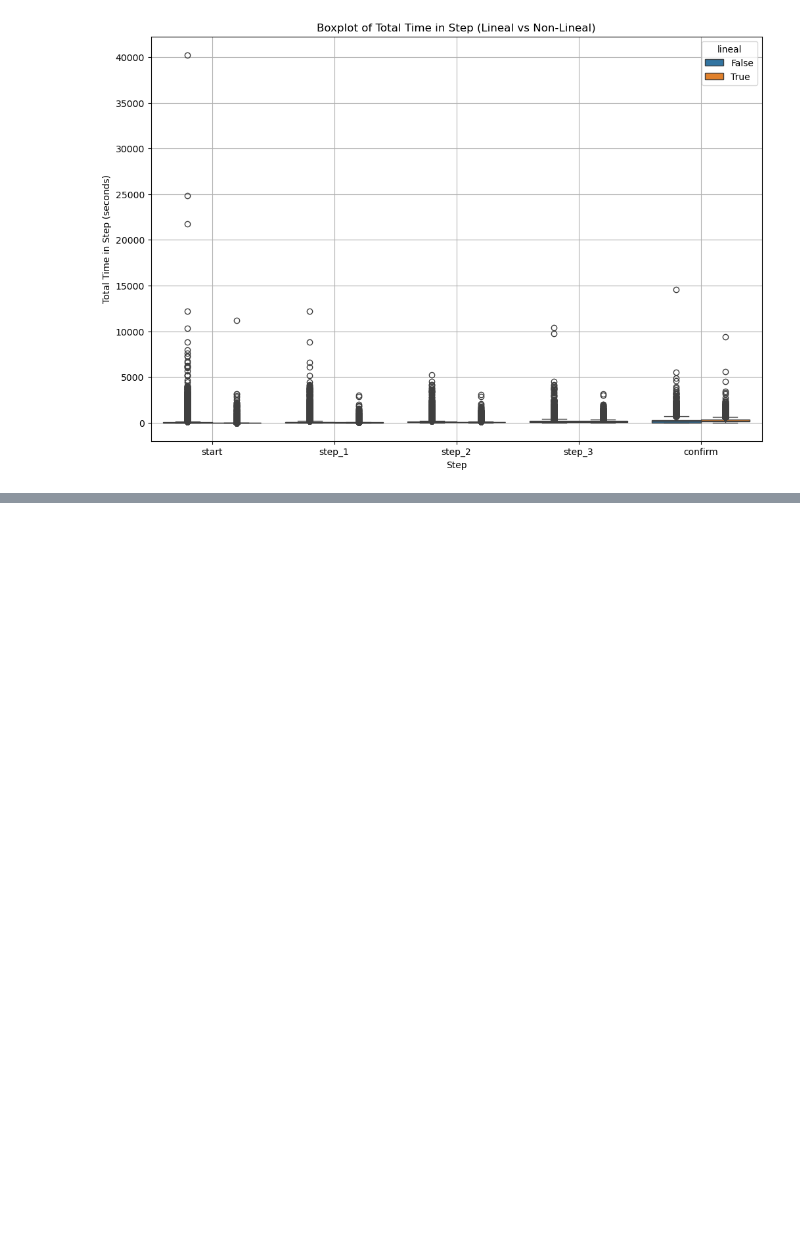
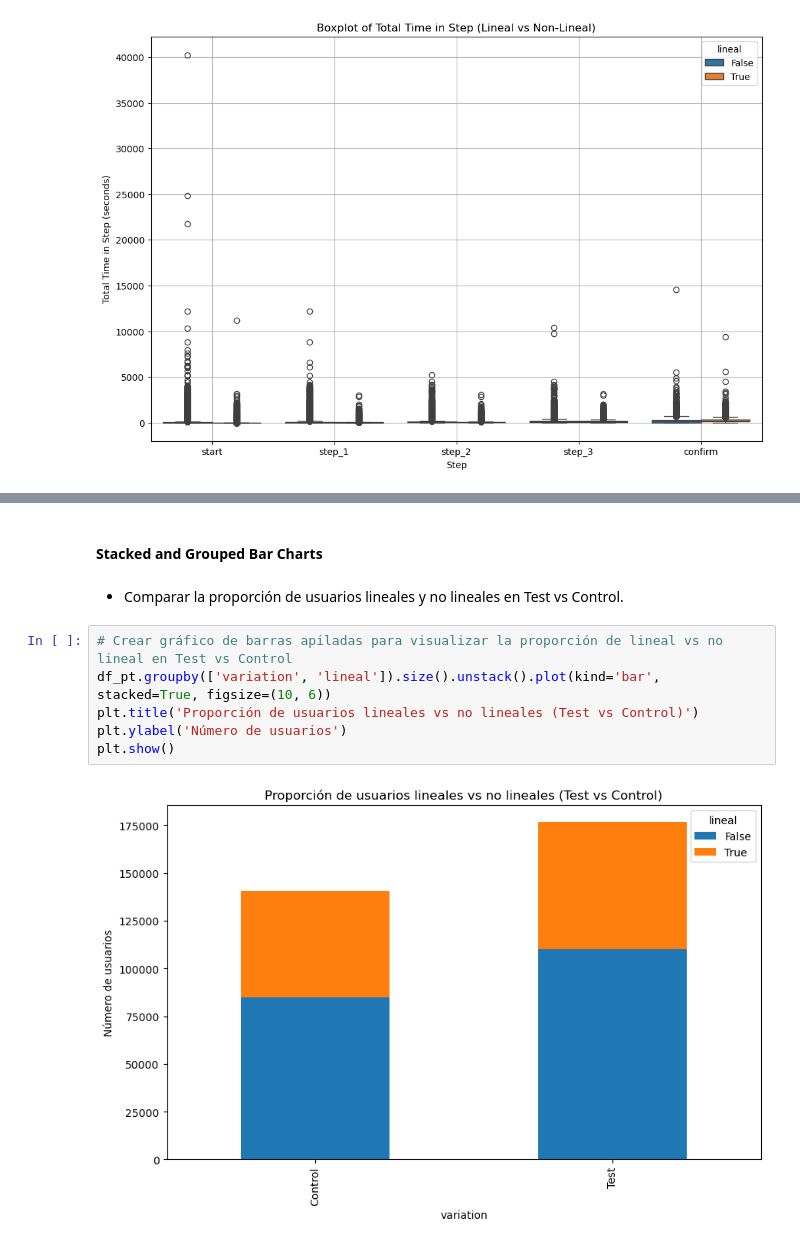
Before and after one commit to adrianlardies/vanguard-ab-test, a Jupyter notebook: main.ipynb, the cells around one changed output, grey strips where cells are left out. Saved outputs shown, nothing was run; the diff lists cells and outputs as text; blank space fills up the shorter version.

```diff
--- a/main.ipynb
+++ b/main.ipynb
@@ -1382,0 +1430,12 @@ plt.show()
+# %% [markdown]
+#### Stacked and Grouped Bar Charts
+# %% [markdown]
+- Comparar la proporción de usuarios lineales y no lineales en Test vs Control.
+# %%
+# Crear gráfico de barras apiladas para visualizar la proporción de lineal vs no lineal en Test vs Control
+df_pt.groupby(['variation', 'lineal']).size().unstack().plot(kind='bar', stacked=True, figsize=(10, 6))
+plt.title('Proporción de usuarios lineales vs no lineales (Test vs Control)')
+plt.ylabel('Número de usuarios')
+plt.show()
+# %% [output]
+[figure, added]
```
Also changed, not shown: parts of 52 cells of this notebook.
